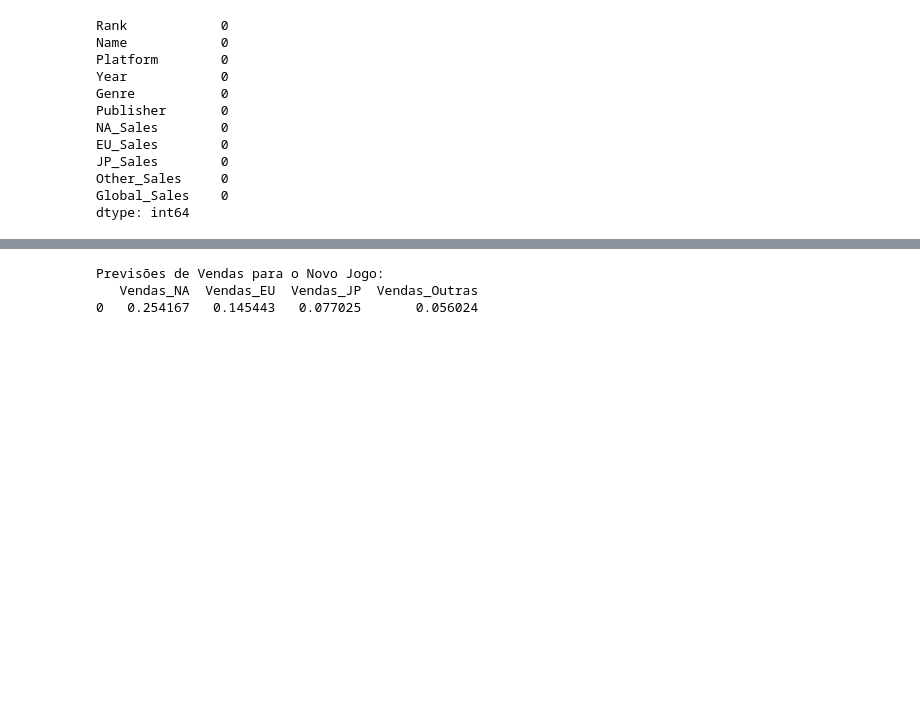
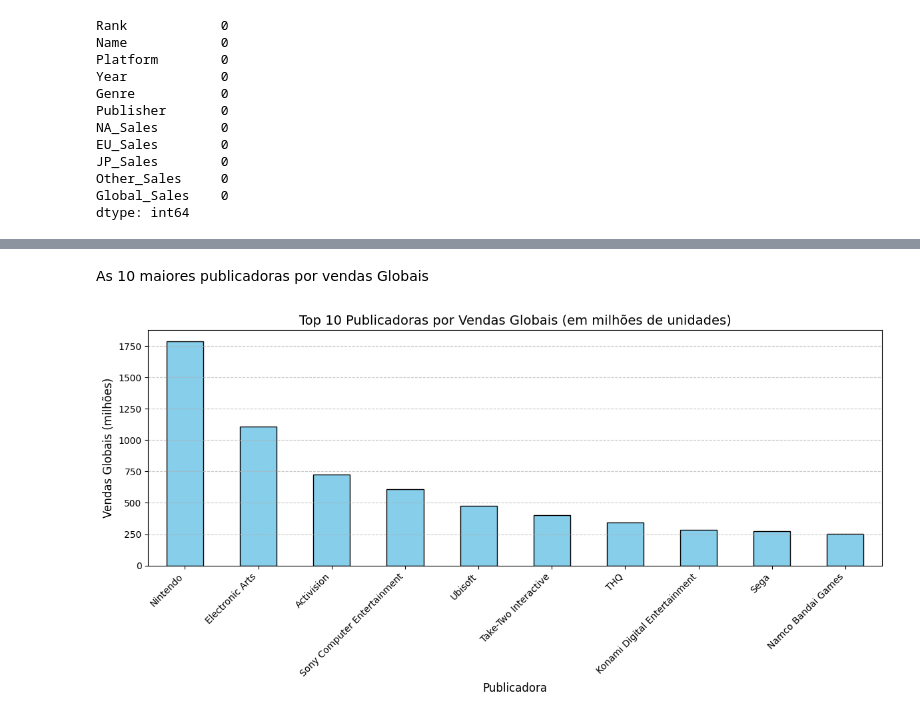
Before and after one commit to FelipeUemura11/Video-Game-Sales, a Jupyter notebook: graficos.ipynb, the cells around one changed output, grey strips where cells are left out. Cells and saved outputs as stored; diff of their text form; code cells hidden in the pictures; blank space fills up the shorter version.

```diff
--- a/graficos.ipynb
+++ b/graficos.ipynb
@@ -32,6 +3,6 @@ Arquivo CSV não encontrado no diretório padrão.
 # %%
-data = pd.read_csv('./datasets/vgsales.csv')
-data.head()
+data = pd.read_csv('./uploads/vgsales.csv')
+data.head(5)
 # %% [output]
 |  | Rank | Name | Platform | Year | Genre | Publisher | NA_Sales | EU_Sales | JP_Sales | Other_Sales | ... |
 | 0 | 1 | Wii Sports | Wii | 2006.0 | Sports | Nintendo | 41.49 | 29.02 | 3.77 | 8.46 | ... |
@@ -152,30 +29,20 @@ Resultados (primeiras 10 previsões):
-# %%
-novo_jogo = pd.DataFrame({
-    'Plataforma': ['PS4'],
-    'Ano': [2020],
-    'Genero': ['Action'],
-    'Publicadora': ['Sony Computer Entertainment']
-})
-
-# Apply the same label encoding for categorical columns
-for column in ['Plataforma', 'Genero', 'Publicadora']:
-    novo_jogo[column] = label_encoders[column].transform(novo_jogo[column])
-
-# Normalize the year using the same scaler
-novo_jogo['Ano'] = scaler.transform(novo_jogo[['Ano']])
-
-# Predict the sales
-y_novo_pred = model.predict(novo_jogo)
-
-# Ensure that predictions are not negative
-y_novo_pred = np.maximum(0, y_novo_pred)
-
-# Create a DataFrame with the predictions
-vendas_previstas = pd.DataFrame(y_novo_pred, columns=['Vendas_NA', 'Vendas_EU', 'Vendas_JP', 'Vendas_Outras'])
-
-print("Previsões de Vendas para o Novo Jogo:")
-print(vendas_previstas)
-# %% [output]
-Previsões de Vendas para o Novo Jogo:
-   Vendas_NA  Vendas_EU  Vendas_JP  Vendas_Outras
-0   0.254167   0.145443   0.077025       0.056024
+# %% [markdown]
+As 10 maiores publicadoras por vendas Globais
+# %%
+import matplotlib.pyplot as plt
+
+Publicadora_por_Vendas = data.groupby('Publisher')['Global_Sales'].sum().sort_values(ascending=False).head(10)
+
+plt.figure(figsize=(12, 6))
+Publicadora_por_Vendas.plot(kind='bar', color='skyblue', edgecolor='black')
+
+plt.title('Top 10 Publicadoras por Vendas Globais (em milhões de unidades)', fontsize=14)
+plt.xlabel('Publicadora', fontsize=12)
+plt.ylabel('Vendas Globais (milhões)', fontsize=12)
+plt.xticks(rotation=45, ha='right', fontsize=10)
+plt.grid(axis='y', linestyle='--', alpha=0.7)
+
+plt.tight_layout()
+plt.show()
+# %% [output]
+[figure, added]
```
Also changed, not shown: parts of 17 cells of this notebook, 2 other files.
